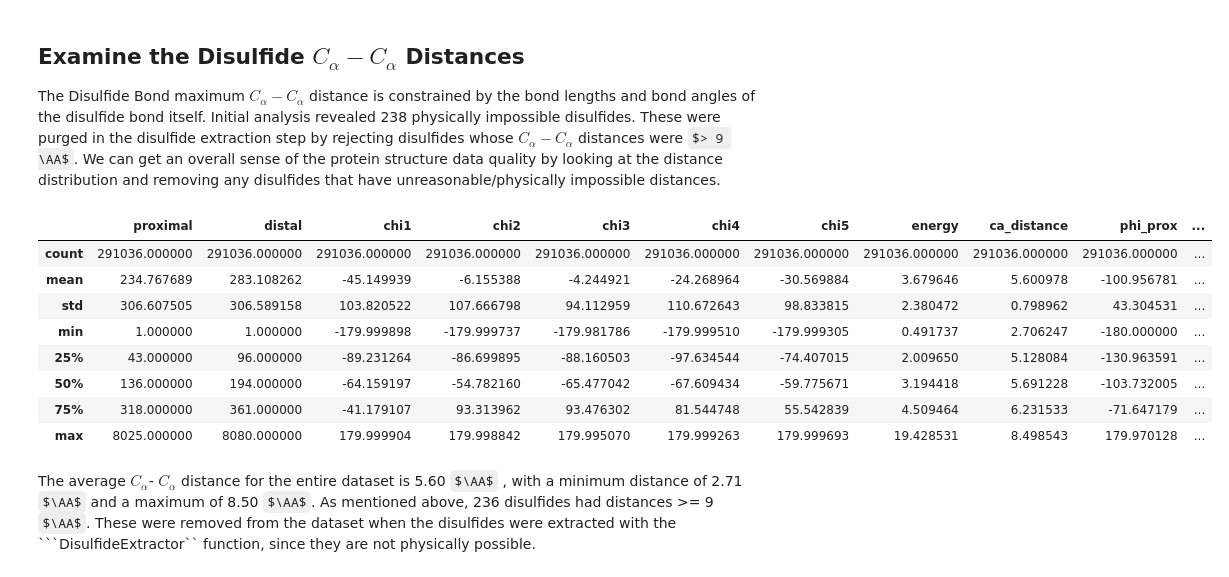
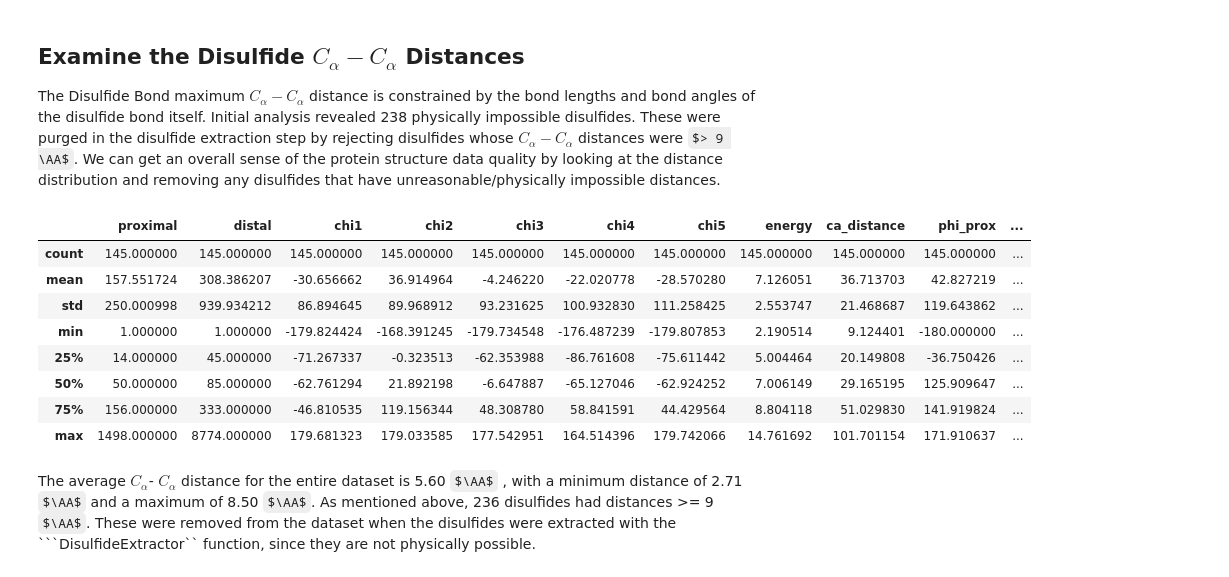
Before and after one commit to suchanek/proteusPy, a Jupyter notebook: notebooks/DisulfideAnalysis.ipynb, the cells around one changed output. Cells and saved outputs as stored; diff of their text form; code cells hidden in the pictures; some formulas as TeX source.

````diff
--- a/notebooks/DisulfideAnalysis.ipynb
+++ b/notebooks/DisulfideAnalysis.ipynb
@@ -123,35 +123,35 @@ The Disulfide Bond maximum $C_\alpha-C_\alpha$ distance is constrained by the bo
 # %%
 
 # retrieve the torsions dataframe
 from proteusPy.Disulfide import Torsion_DF_Cols
 
-SS_df = PDB_SS.getTorsions()
-#_SSdf = PDB_SS.getTorsions()
+#SS_df = PDB_SS.getTorsions()
+_SSdf = PDB_SS.getTorsions()
 
 # there are a few structures with bad SSBonds. Their
 # CA distances are > 7.0. We remove them from consideration
 # below
 
-#_far = _SSdf['ca_distance'] >= 9.0
-#_near = _SSdf['ca_distance'] < 9.0
+_far = _SSdf['ca_distance'] >= 9.0
+_near = _SSdf['ca_distance'] < 9.0
 
-#SS_df_Far = _SSdf[_far]
+SS_df_Far = _SSdf[_far]
 
-# entire database
-#SS_df = _SSdf[_near]
-#SS_df = SS_df[Torsion_DF_Cols].copy()
+# entire database with near cutoff of 9.0
+SS_df = _SSdf[_near]
+SS_df = SS_df[Torsion_DF_Cols].copy()
 
-SS_df.describe()
+SS_df_Far.describe()
 # %% [output]
 |  | proximal | distal | chi1 | chi2 | chi3 | chi4 | chi5 | energy | ca_distance | phi_prox | ... |
-| count | 291036.000000 | 291036.000000 | 291036.000000 | 291036.000000 | 291036.000000 | 291036.000000 | 291036.000000 | 291036.000000 | 291036.000000 | 291036.000000 | ... |
-| mean | 234.767689 | 283.108262 | -45.149939 | -6.155388 | -4.244921 | -24.268964 | -30.569884 | 3.679646 | 5.600978 | -100.956781 | ... |
-| std | 306.607505 | 306.589158 | 103.820522 | 107.666798 | 94.112959 | 110.672643 | 98.833815 | 2.380472 | 0.798962 | 43.304531 | ... |
-| min | 1.000000 | 1.000000 | -179.999898 | -179.999737 | -179.981786 | -179.999510 | -179.999305 | 0.491737 | 2.706247 | -180.000000 | ... |
-| 25% | 43.000000 | 96.000000 | -89.231264 | -86.699895 | -88.160503 | -97.634544 | -74.407015 | 2.009650 | 5.128084 | -130.963591 | ... |
-| 50% | 136.000000 | 194.000000 | -64.159197 | -54.782160 | -65.477042 | -67.609434 | -59.775671 | 3.194418 | 5.691228 | -103.732005 | ... |
-| 75% | 318.000000 | 361.000000 | -41.179107 | 93.313962 | 93.476302 | 81.544748 | 55.542839 | 4.509464 | 6.231533 | -71.647179 | ... |
-| max | 8025.000000 | 8080.000000 | 179.999904 | 179.998842 | 179.995070 | 179.999263 | 179.999693 | 19.428531 | 8.498543 | 179.970128 | ... |
+| count | 145.000000 | 145.000000 | 145.000000 | 145.000000 | 145.000000 | 145.000000 | 145.000000 | 145.000000 | 145.000000 | 145.000000 | ... |
+| mean | 157.551724 | 308.386207 | -30.656662 | 36.914964 | -4.246220 | -22.020778 | -28.570280 | 7.126051 | 36.713703 | 42.827219 | ... |
+| std | 250.000998 | 939.934212 | 86.894645 | 89.968912 | 93.231625 | 100.932830 | 111.258425 | 2.553747 | 21.468687 | 119.643862 | ... |
+| min | 1.000000 | 1.000000 | -179.824424 | -168.391245 | -179.734548 | -176.487239 | -179.807853 | 2.190514 | 9.124401 | -180.000000 | ... |
+| 25% | 14.000000 | 45.000000 | -71.267337 | -0.323513 | -62.353988 | -86.761608 | -75.611442 | 5.004464 | 20.149808 | -36.750426 | ... |
+| 50% | 50.000000 | 85.000000 | -62.761294 | 21.892198 | -6.647887 | -65.127046 | -62.924252 | 7.006149 | 29.165195 | 125.909647 | ... |
+| 75% | 156.000000 | 333.000000 | -46.810535 | 119.156344 | 48.308780 | 58.841591 | 44.429564 | 8.804118 | 51.029830 | 141.919824 | ... |
+| max | 1498.000000 | 8774.000000 | 179.681323 | 179.033585 | 177.542951 | 164.514396 | 179.742066 | 14.761692 | 101.701154 | 171.910637 | ... |
 # %% [markdown]
 The average $C_\alpha$- $C_\alpha$ distance for the entire dataset is 5.60 $\AA$ , with a minimum distance of 2.71 $\AA$ and a maximum of 8.50 $\AA$. As mentioned above, 236 disulfides had distances >= 9 $\AA$. These were removed from the dataset when the disulfides were extracted with the ```DisulfideExtractor`` function, since they are not physically possible.
 # %%
````
Also changed, not shown: parts of 2 cells of this notebook, 7 other files.
